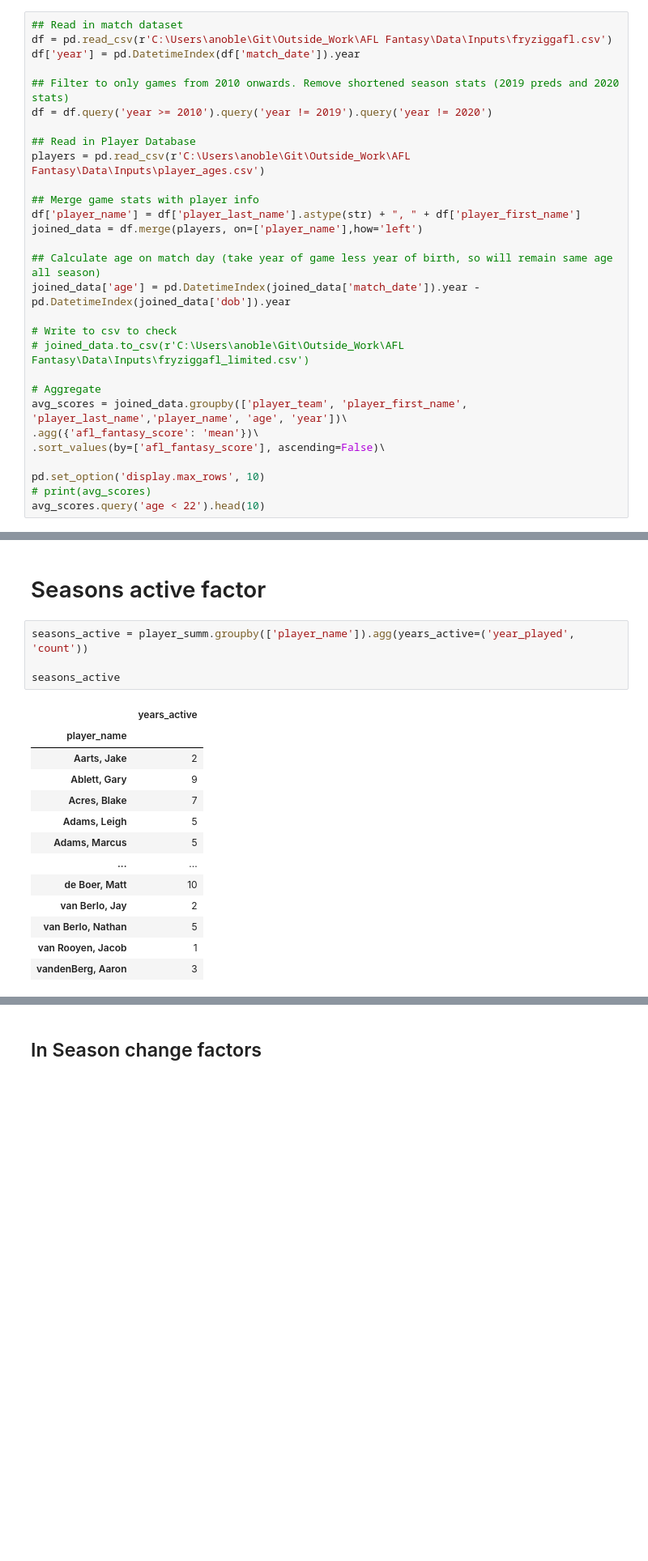
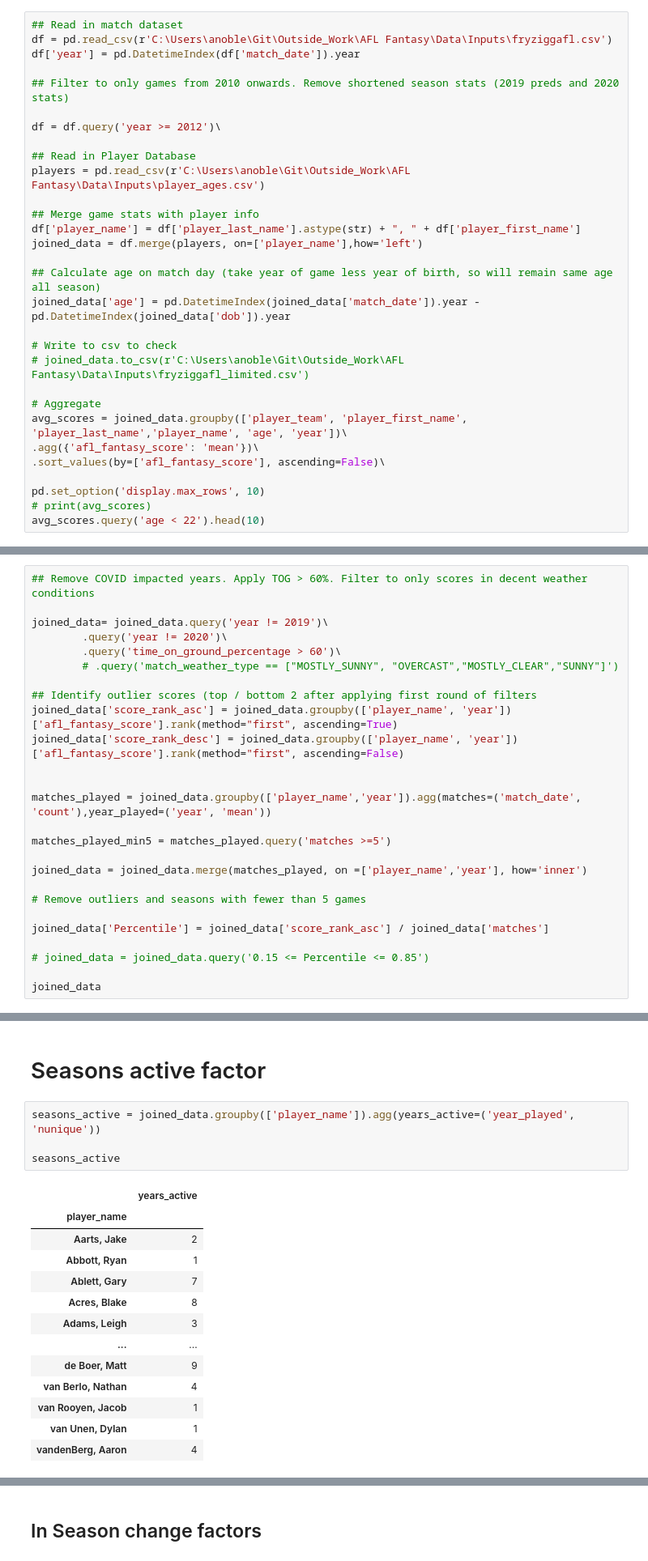
Before and after one commit to malikpri90/Outside_Work, a Jupyter notebook: AFL Fantasy/Factor_build.ipynb, the cells around one changed output, grey strips where cells are left out. Shown at 81% size. Drawn from its saved outputs; the diff is of its cells as text; blank space fills up the shorter version.

```diff
--- a/AFL Fantasy/Factor_build.ipynb
+++ b/AFL Fantasy/Factor_build.ipynb
@@ -10,7 +10,8 @@ df = pd.read_csv(r'C:\Users\anoble\Git\Outside_Work\AFL Fantasy\Data\Inputs\fryz
 df['year'] = pd.DatetimeIndex(df['match_date']).year
 
 ## Filter to only games from 2010 onwards. Remove shortened season stats (2019 preds and 2020 stats)
-df = df.query('year >= 2010').query('year != 2019').query('year != 2020')
+
+df = df.query('year >= 2012')\
 
 ## Read in Player Database
 players = pd.read_csv(r'C:\Users\anoble\Git\Outside_Work\AFL Fantasy\Data\Inputs\player_ages.csv')
@@ -79,0 +52,26 @@ player_summ
+# %%
+## Remove COVID impacted years. Apply TOG > 60%. Filter to only scores in decent weather conditions
+
+joined_data= joined_data.query('year != 2019')\
+        .query('year != 2020')\
+        .query('time_on_ground_percentage > 60')\
+        # .query('match_weather_type == ["MOSTLY_SUNNY", "OVERCAST","MOSTLY_CLEAR","SUNNY"]')
+
+## Identify outlier scores (top / bottom 2 after applying first round of filters
+joined_data['score_rank_asc'] = joined_data.groupby(['player_name', 'year'])['afl_fantasy_score'].rank(method="first", ascending=True)
+joined_data['score_rank_desc'] = joined_data.groupby(['player_name', 'year'])['afl_fantasy_score'].rank(method="first", ascending=False)
+
+
+matches_played = joined_data.groupby(['player_name','year']).agg(matches=('match_date', 'count'),year_played=('year', 'mean'))
+
+matches_played_min5 = matches_played.query('matches >=5')
+
+joined_data = joined_data.merge(matches_played, on =['player_name','year'], how='inner')
+
+# Remove outliers and seasons with fewer than 5 games
+
+joined_data['Percentile'] = joined_data['score_rank_asc'] / joined_data['matches']
+
+# joined_data = joined_data.query('0.15 <= Percentile <= 0.85')
+
+joined_data
@@ -80,20 +92,20 @@ player_summ
 # %% [markdown]
 # Seasons active factor
 # %%
-seasons_active = player_summ.groupby(['player_name']).agg(years_active=('year_played', 'count'))
+seasons_active = joined_data.groupby(['player_name']).agg(years_active=('year_played', 'nunique'))
 
 seasons_active
 # %% [output]
 |  | years_active |
 | player_name |  |
 | Aarts, Jake | 2 |
-| Ablett, Gary | 9 |
-| Acres, Blake | 7 |
-| Adams, Leigh | 5 |
-| Adams, Marcus | 5 |
+| Abbott, Ryan | 1 |
+| Ablett, Gary | 7 |
+| Acres, Blake | 8 |
+| Adams, Leigh | 3 |
 | ... | ... |
-| de Boer, Matt | 10 |
-| van Berlo, Jay | 2 |
-| van Berlo, Nathan | 5 |
+| de Boer, Matt | 9 |
+| van Berlo, Nathan | 4 |
 | van Rooyen, Jacob | 1 |
-| vandenBerg, Aaron | 3 |
+| van Unen, Dylan | 1 |
+| vandenBerg, Aaron | 4 |
```
Also changed, not shown: parts of 21 cells of this notebook, 1 other file.
